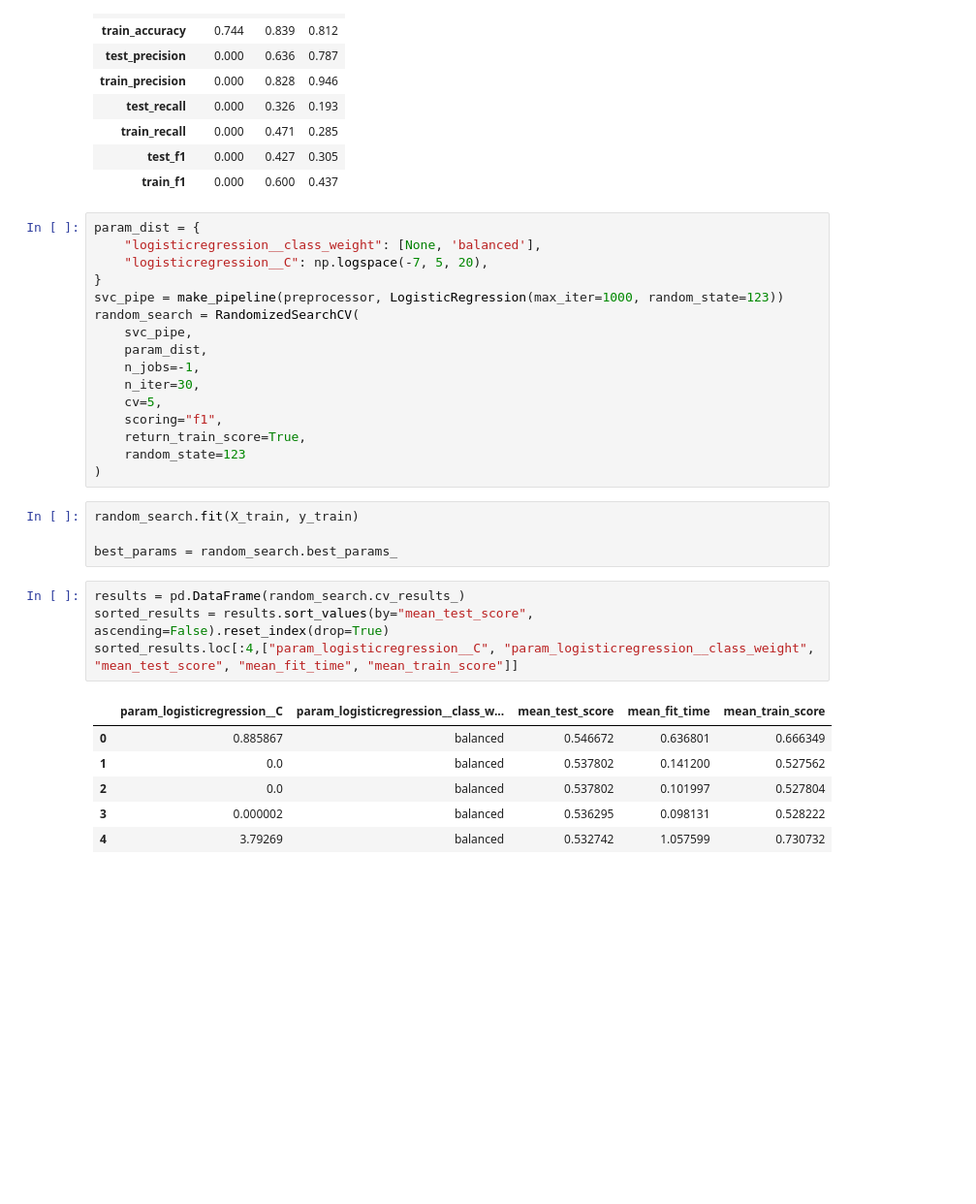
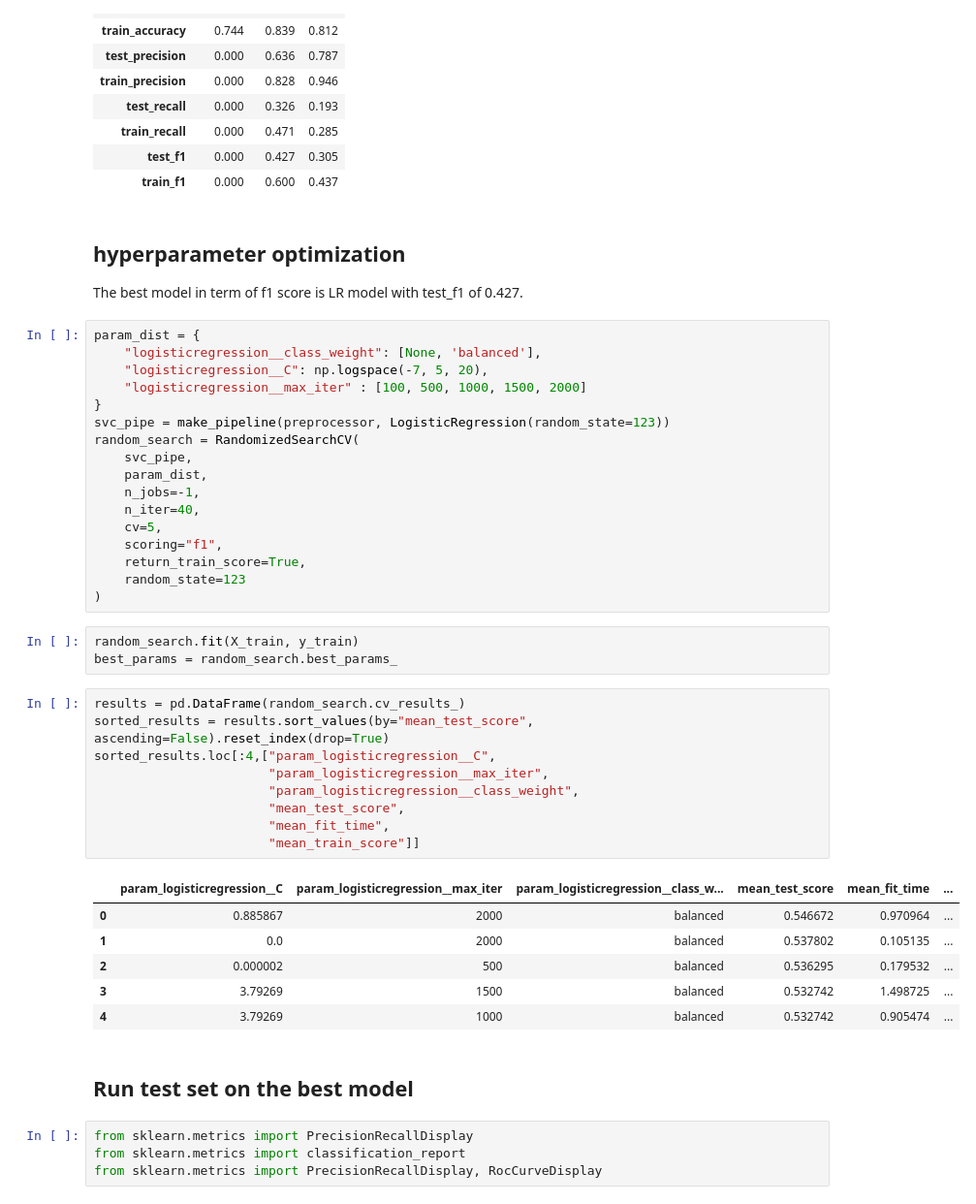
Before and after one commit to sifanzzz/GoT-fatality-prediction, a Jupyter notebook: analysis.ipynb, the cells around one changed output. Shown at 97% size. Saved outputs shown, nothing was run; the diff lists cells and outputs as text; blank space fills up the shorter version.

```diff
--- a/analysis.ipynb
+++ b/analysis.ipynb
@@ -432,17 +439,21 @@ pd.concat(
 | train_recall | 0.000 | 0.471 | 0.285 |
 | test_f1 | 0.000 | 0.427 | 0.305 |
 | train_f1 | 0.000 | 0.600 | 0.437 |
+# %% [markdown]
+## hyperparameter optimization
+The best model in term of f1 score is LR model with test_f1 of 0.427.
 # %%
 param_dist = {
     "logisticregression__class_weight": [None, 'balanced'],
     "logisticregression__C": np.logspace(-7, 5, 20),
+    "logisticregression__max_iter" : [100, 500, 1000, 1500, 2000]
 }
-svc_pipe = make_pipeline(preprocessor, LogisticRegression(max_iter=1000, random_state=123))
+svc_pipe = make_pipeline(preprocessor, LogisticRegression(random_state=123))
 random_search = RandomizedSearchCV(
     svc_pipe,
     param_dist,
     n_jobs=-1,
-    n_iter=30,
+    n_iter=40,
     cv=5,
     scoring="f1",
     return_train_score=True,
@@ -450,16 +461,26 @@ random_search = RandomizedSearchCV(
 )
 # %%
 random_search.fit(X_train, y_train)
-
 best_params = random_search.best_params_
 # %%
 results = pd.DataFrame(random_search.cv_results_)
 sorted_results = results.sort_values(by="mean_test_score", ascending=False).reset_index(drop=True)
-sorted_results.loc[:4,["param_logisticregression__C", "param_logisticregression__class_weight", "mean_test_score", "mean_fit_time", "mean_train_score"]]
+sorted_results.loc[:4,["param_logisticregression__C",
+                       "param_logisticregression__max_iter",
+                       "param_logisticregression__class_weight",
+                       "mean_test_score",
+                       "mean_fit_time",
+                       "mean_train_score"]]
 # %% [output]
-|  | param_logisticregression__C | param_logisticregression__class_w... | mean_test_score | mean_fit_time | mean_train_score |
-| 0 | 0.885867 | balanced | 0.546672 | 0.636801 | 0.666349 |
-| 1 | 0.0 | balanced | 0.537802 | 0.141200 | 0.527562 |
-| 2 | 0.0 | balanced | 0.537802 | 0.101997 | 0.527804 |
-| 3 | 0.000002 | balanced | 0.536295 | 0.098131 | 0.528222 |
-| 4 | 3.79269 | balanced | 0.532742 | 1.057599 | 0.730732 |
+|  | param_logisticregression__C | param_logisticregression__max_iter | param_logisticregression__class_w... | mean_test_score | mean_fit_time | ... |
+| 0 | 0.885867 | 2000 | balanced | 0.546672 | 0.970964 | ... |
+| 1 | 0.0 | 2000 | balanced | 0.537802 | 0.105135 | ... |
+| 2 | 0.000002 | 500 | balanced | 0.536295 | 0.179532 | ... |
+| 3 | 3.79269 | 1500 | balanced | 0.532742 | 1.498725 | ... |
+| 4 | 3.79269 | 1000 | balanced | 0.532742 | 0.905474 | ... |
+# %% [markdown]
+## Run test set on the best model
+# %%
+from sklearn.metrics import PrecisionRecallDisplay
+from sklearn.metrics import classification_report
+from sklearn.metrics import PrecisionRecallDisplay, RocCurveDisplay
```
Also changed, not shown: parts of 9 cells of this notebook, 1 other file.
